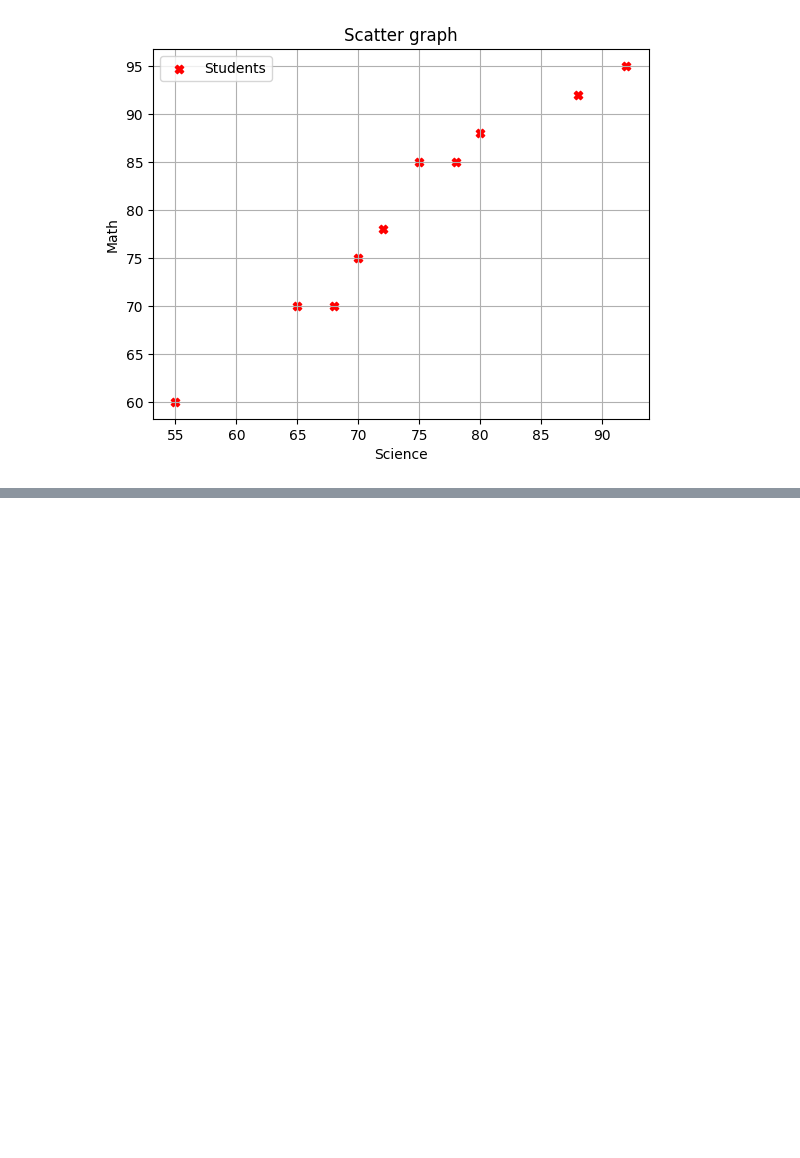
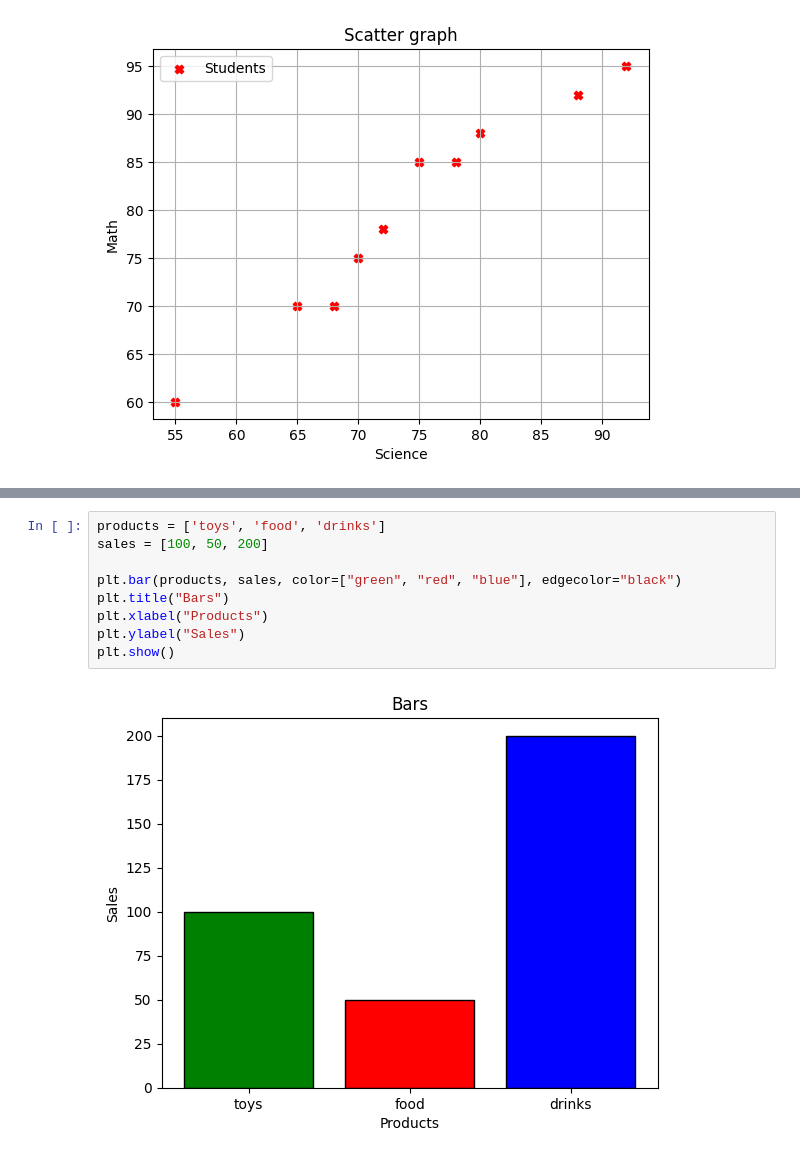
Before and after one commit to victorvulchev/git_tests, a Jupyter notebook: homework/graphs/all.ipynb, the cells around one changed output, grey strips where cells are left out. Drawn from its saved outputs; the diff is of its cells as text; blank space fills up the shorter version.

```diff
--- a/homework/graphs/all.ipynb
+++ b/homework/graphs/all.ipynb
@@ -36,0 +36,11 @@ AttributeError: Rectangle.set() got an unexpected keyword argument 'binwidth'
+# %%
+products = ['toys', 'food', 'drinks']
+sales = [100, 50, 200]
+
+plt.bar(products, sales, color=["green", "red", "blue"], edgecolor="black")
+plt.title("Bars")
+plt.xlabel("Products")
+plt.ylabel("Sales")
+plt.show()
+# %% [output]
+[figure, added]
```
Also changed, not shown: parts of 4 cells of this notebook, 2 other files.
